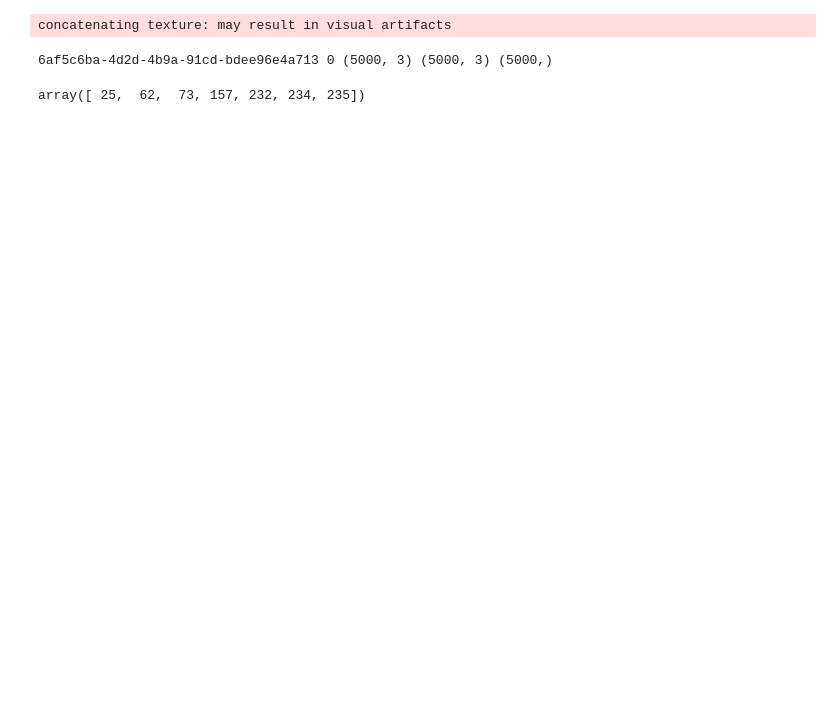
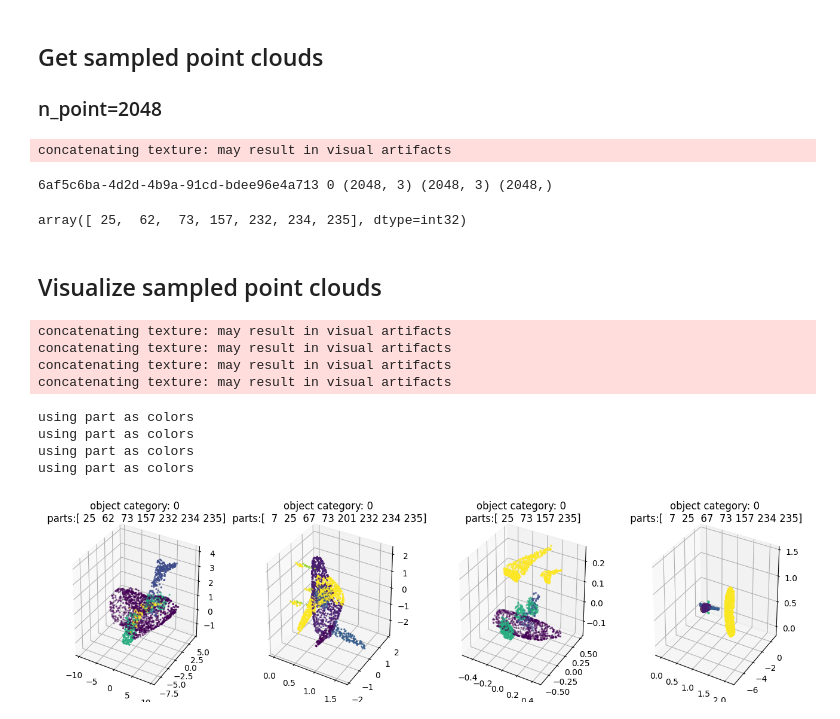
Before and after one commit to Vision-CAIR/3DCoMPaT, a Jupyter notebook: compat_api/3D/demo_3D.ipynb, the cells around one changed output. Cells and saved outputs as stored; diff of their text form; code cells hidden in the pictures; blank space fills up the shorter version.

```diff
--- a/compat_api/3D/demo_3D.ipynb
+++ b/compat_api/3D/demo_3D.ipynb
@@ -26,0 +13,34 @@ mesh.show()
+# %%
+import os
+import os.path as osp
+import glob
+import pandas as pd
+import h5py
+import numpy as np
+from torch.utils.data import Dataset
+import torch
+import pdb
+import trimesh
+import matplotlib.pyplot as plt
+from compat3D import CompatLoader3D, CompatLoader_stylized3D
+
+
+def show_pointcloud(pointclouds, classes, parts, colors, size=4):
+    """
+    Displaying point clouds in the notebook.
+    """
+
+    n_pcs = len(pointclouds)
+    fig = plt.figure(figsize=(size*n_pcs, size))
+    for i, (pc, cls, part, clr) in enumerate(zip(pointclouds, classes, parts, colors)):
+        ax = fig.add_subplot(1, n_pcs, i+1, projection='3d')
+        if np.sum(clr.numpy())==0:
+            print('using part as colors')
+            colors = part.numpy()
+        else:
+            colors = clr.numpy()[:,:4] / 255.0
+#         print(pc.shape, colors.shape)
+        ax.scatter(pc[:,1], pc[:,0], pc[:,2], s=2, c=colors, )
+        title = 'object category: ' + str(cls.item()) + '\n parts:' + str(np.unique(part))
+        ax.set_title(title)
+    plt.show()
@@ -27,10 +67,12 @@ mesh.show()
+# %% [markdown]
+## Get sampled point clouds
+### n_point=2048
 # %%
-shape_id, sample_xyz, cls, sample_colors, sample_segment = dataset.__getitem__(0, sample_point=True)
+train_dataset = CompatLoader3D(meta_dir='./metadata/', root_dir="./", split="train", n_point=2048)
+shape_id, sample_xyz, cls, sample_colors, sample_segment = train_dataset.__getitem__(0)
 print(shape_id, cls, sample_xyz.shape, sample_colors.shape, sample_segment.shape)
+np.unique(sample_segment)
 # %% [output]
 concatenating texture: may result in visual artifacts
-6af5c6ba-4d2d-4b9a-91cd-bdee96e4a713 0 (5000, 3) (5000, 3) (5000,)
+6af5c6ba-4d2d-4b9a-91cd-bdee96e4a713 0 (2048, 3) (2048, 3) (2048,)
+array([ 25,  62,  73, 157, 232, 234, 235], dtype=int32)
-# %%
-np.unique(sample_segment)
-# %% [output]
-array([ 25,  62,  73, 157, 232, 234, 235])
@@ -41,0 +79,17 @@ mesh.show()
+# %% [markdown]
+## Visualize sampled point clouds
+# %%
+trainDataLoader = torch.utils.data.DataLoader(train_dataset, batch_size=4)
+_, pointclouds, classes, colors, parts = next(iter(trainDataLoader))
+
+show_pointcloud(pointclouds, classes, parts, colors)
+# %% [output]
+concatenating texture: may result in visual artifacts
+concatenating texture: may result in visual artifacts
+concatenating texture: may result in visual artifacts
+concatenating texture: may result in visual artifacts
+using part as colors
+using part as colors
+using part as colors
+using part as colors
+[figure, added]
```
Also changed, not shown: parts of 13 cells of this notebook, 1 other file.
